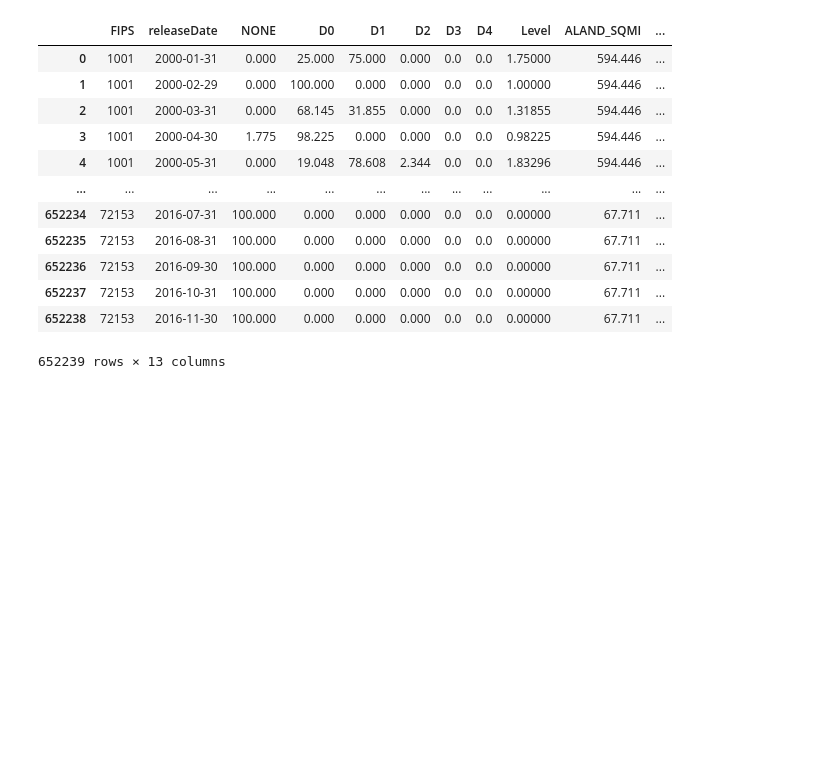
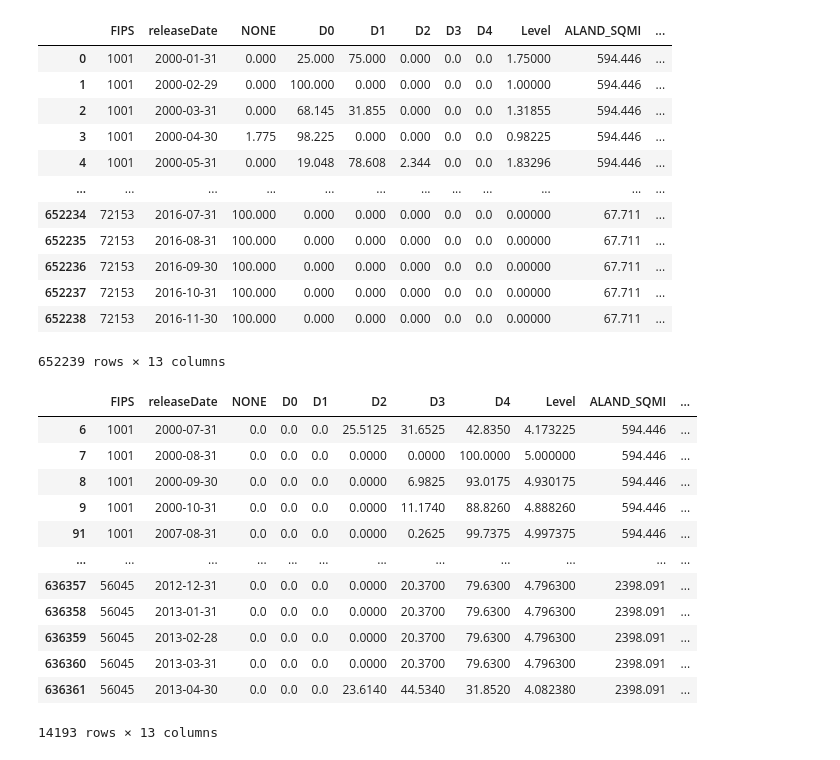
Before and after one commit to veraroberto/Project1_Droughts_USA, a Jupyter notebook: data_extraction.ipynb, the cells around one changed output. Saved outputs shown, nothing was run; the diff lists cells and outputs as text; code cells hidden in the pictures; blank space fills up the shorter version.

```diff
--- a/data_extraction.ipynb
+++ b/data_extraction.ipynb
@@ -139,3 +134,20 @@ test
 | 652237 | 72153 | 2016-10-31 | 100.000 | 0.000 | 0.000 | 0.000 | 0.0 | 0.0 | 0.00000 | 67.711 | ... |
 | 652238 | 72153 | 2016-11-30 | 100.000 | 0.000 | 0.000 | 0.000 | 0.0 | 0.0 | 0.00000 | 67.711 | ... |
 652239 rows × 13 columns
+# %%
+test1 = test.loc[test["Level"] > 4, :]
+test1
+# %% [output]
+|  | FIPS | releaseDate | NONE | D0 | D1 | D2 | D3 | D4 | Level | ALAND_SQMI | ... |
+| 6 | 1001 | 2000-07-31 | 0.0 | 0.0 | 0.0 | 25.5125 | 31.6525 | 42.8350 | 4.173225 | 594.446 | ... |
+| 7 | 1001 | 2000-08-31 | 0.0 | 0.0 | 0.0 | 0.0000 | 0.0000 | 100.0000 | 5.000000 | 594.446 | ... |
+| 8 | 1001 | 2000-09-30 | 0.0 | 0.0 | 0.0 | 0.0000 | 6.9825 | 93.0175 | 4.930175 | 594.446 | ... |
+| 9 | 1001 | 2000-10-31 | 0.0 | 0.0 | 0.0 | 0.0000 | 11.1740 | 88.8260 | 4.888260 | 594.446 | ... |
+| 91 | 1001 | 2007-08-31 | 0.0 | 0.0 | 0.0 | 0.0000 | 0.2625 | 99.7375 | 4.997375 | 594.446 | ... |
+| ... | ... | ... | ... | ... | ... | ... | ... | ... | ... | ... | ... |
+| 636357 | 56045 | 2012-12-31 | 0.0 | 0.0 | 0.0 | 0.0000 | 20.3700 | 79.6300 | 4.796300 | 2398.091 | ... |
+| 636358 | 56045 | 2013-01-31 | 0.0 | 0.0 | 0.0 | 0.0000 | 20.3700 | 79.6300 | 4.796300 | 2398.091 | ... |
+| 636359 | 56045 | 2013-02-28 | 0.0 | 0.0 | 0.0 | 0.0000 | 20.3700 | 79.6300 | 4.796300 | 2398.091 | ... |
+| 636360 | 56045 | 2013-03-31 | 0.0 | 0.0 | 0.0 | 0.0000 | 20.3700 | 79.6300 | 4.796300 | 2398.091 | ... |
+| 636361 | 56045 | 2013-04-30 | 0.0 | 0.0 | 0.0 | 23.6140 | 44.5340 | 31.8520 | 4.082380 | 2398.091 | ... |
+14193 rows × 13 columns
```
Also changed, not shown: parts of 4 cells of this notebook, 1 other file.
